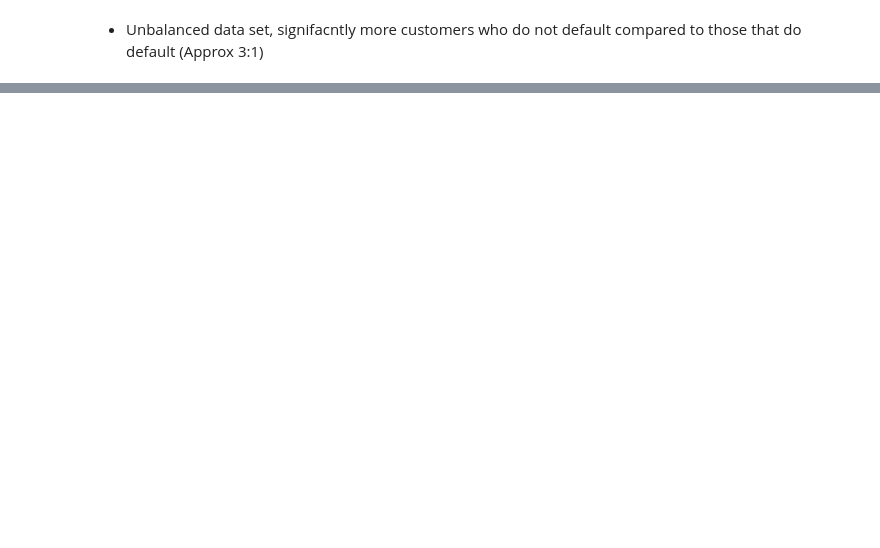
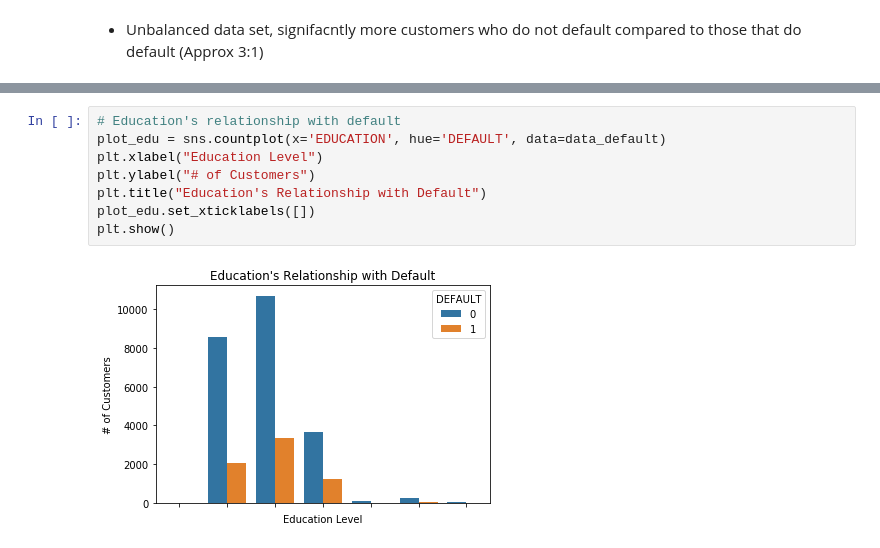
Before and after one commit to everittB/Credit_Default_Classification, a Jupyter notebook: src/default_classification.ipynb, the cells around one changed output, grey strips where cells are left out. Drawn from its saved outputs; the diff is of its cells as text; blank space fills up the shorter version.

```diff
--- a/src/default_classification.ipynb
+++ b/src/default_classification.ipynb
@@ -107,0 +147,10 @@ default_bal
+# %%
+# Education's relationship with default
+plot_edu = sns.countplot(x='EDUCATION', hue='DEFAULT', data=data_default)
+plt.xlabel("Education Level")
+plt.ylabel("# of Customers")
+plt.title("Education's Relationship with Default")
+plot_edu.set_xticklabels([])
+plt.show()
+# %% [output]
+[figure, added]
```
Also changed, not shown: parts of 13 cells of this notebook.
